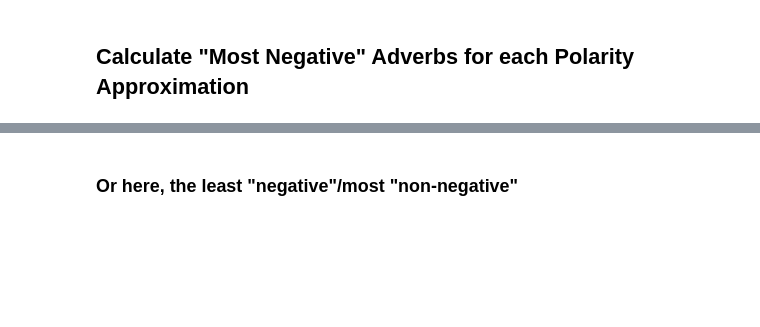
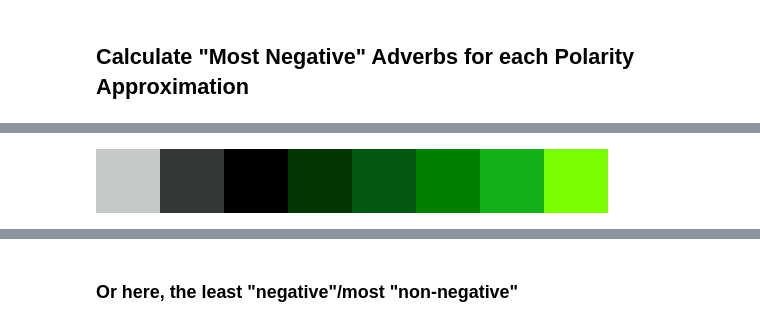
Before and after one commit to AndreaTheLinguist/sanpi, a Jupyter notebook: notebooks/ALL-adverb_assoc.ipynb, the cells around one changed output, grey strips where cells are left out. Saved outputs shown, nothing was run; the diff lists cells and outputs as text; code cells hidden in the pictures; blank space fills up the shorter version.

```diff
--- a/notebooks/ALL-adverb_assoc.ipynb
+++ b/notebooks/ALL-adverb_assoc.ipynb
@@ -247,0 +494,4 @@ for adv_df in (setdiff_adv, mirror_adv):
+# %%
+colors.random_colormap_selection(categories=True)
+# %% [output]
+[figure, added]
```
Also changed, not shown: parts of 31 cells of this notebook, 7 other files.
